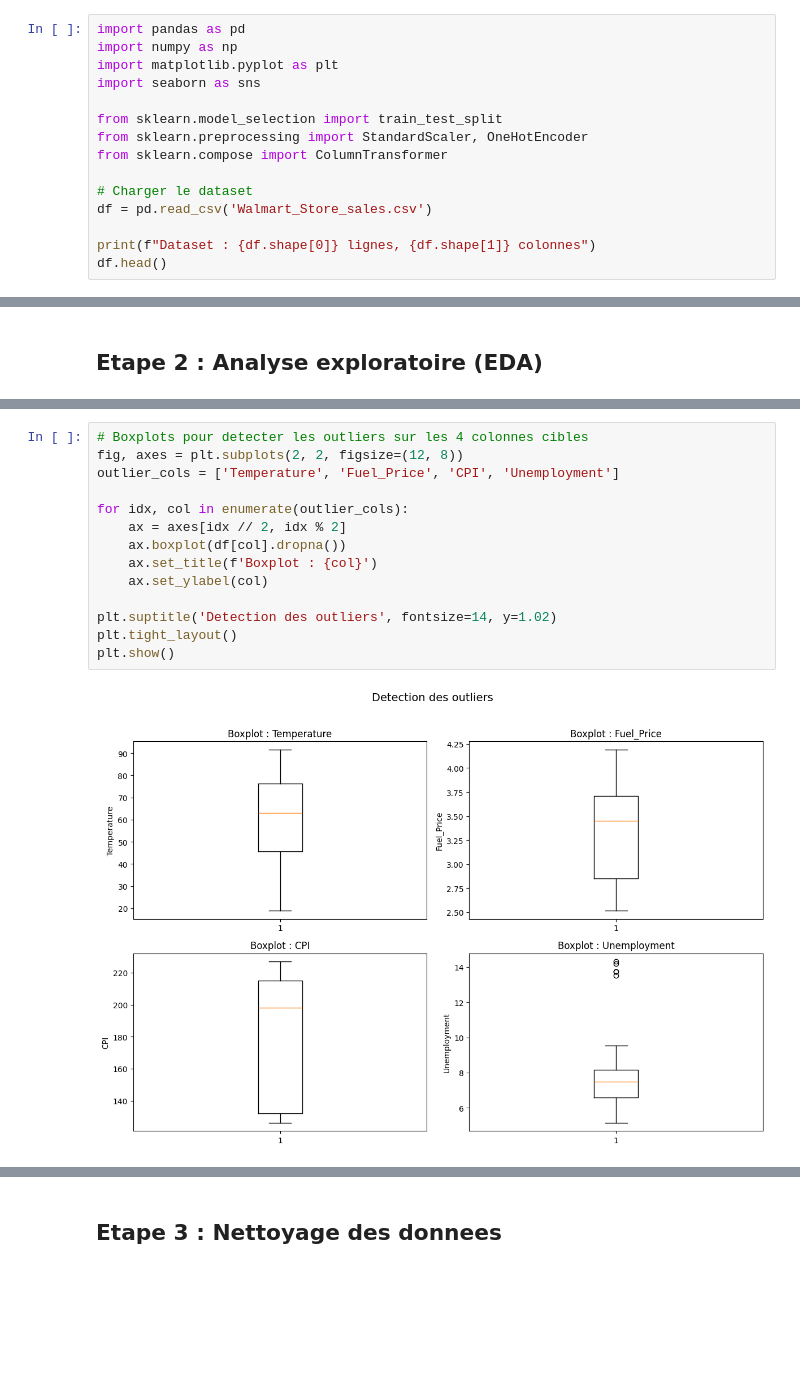
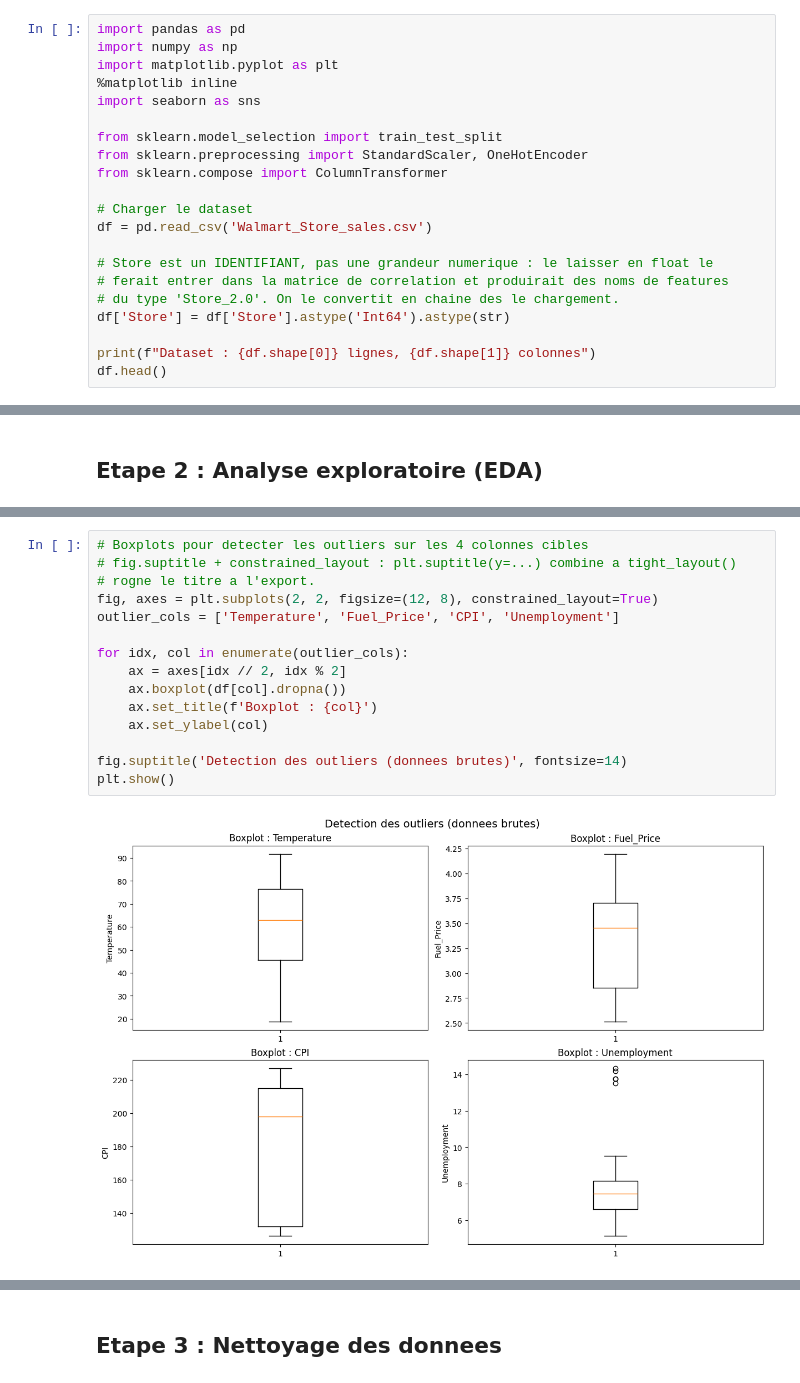
Before and after one commit to emelineroblot/jedha-walmart-project, a Jupyter notebook: 01-Walmart_sales.ipynb, the cells around one changed output, grey strips where cells are left out. Saved outputs shown, nothing was run; the diff lists cells and outputs as text; blank space fills up the shorter version.

```diff
--- a/01-Walmart_sales.ipynb
+++ b/01-Walmart_sales.ipynb
@@ -96,6 +96,7 @@ Also, you'll find here some examples of how to use GridSearchCV together with Ri
 import pandas as pd
 import numpy as np
 import matplotlib.pyplot as plt
+%matplotlib inline
 import seaborn as sns
 
 from sklearn.model_selection import train_test_split
@@ -105,6 +106,11 @@ from sklearn.compose import ColumnTransformer
 # Charger le dataset
 df = pd.read_csv('Walmart_Store_sales.csv')
 
+# Store est un IDENTIFIANT, pas une grandeur numerique : le laisser en float le
+# ferait entrer dans la matrice de correlation et produirait des noms de features
+# du type 'Store_2.0'. On le convertit en chaine des le chargement.
+df['Store'] = df['Store'].astype('Int64').astype(str)
+
 print(f"Dataset : {df.shape[0]} lignes, {df.shape[1]} colonnes")
 df.head()
 # %% [output]
@@ -197,19 +211,20 @@ plt.show()
 # %%
 # Boxplots pour detecter les outliers sur les 4 colonnes cibles
-fig, axes = plt.subplots(2, 2, figsize=(12, 8))
+# fig.suptitle + constrained_layout : plt.suptitle(y=...) combine a tight_layout()
+# rogne le titre a l'export.
+fig, axes = plt.subplots(2, 2, figsize=(12, 8), constrained_layout=True)
 outlier_cols = ['Temperature', 'Fuel_Price', 'CPI', 'Unemployment']
 
 for idx, col in enumerate(outlier_cols):
     ax = axes[idx // 2, idx % 2]
     ax.boxplot(df[col].dropna())
     ax.set_title(f'Boxplot : {col}')
     ax.set_ylabel(col)
 
-plt.suptitle('Detection des outliers', fontsize=14, y=1.02)
-plt.tight_layout()
+fig.suptitle('Detection des outliers (donnees brutes)', fontsize=14)
 plt.show()
 # %% [output]
-[figure, old version]
+[figure, new version]
 # %%
 # Ventes moyennes par magasin
 plt.figure(figsize=(12, 5))
```
Also changed, not shown: parts of 65 cells of this notebook, 4 other files.
